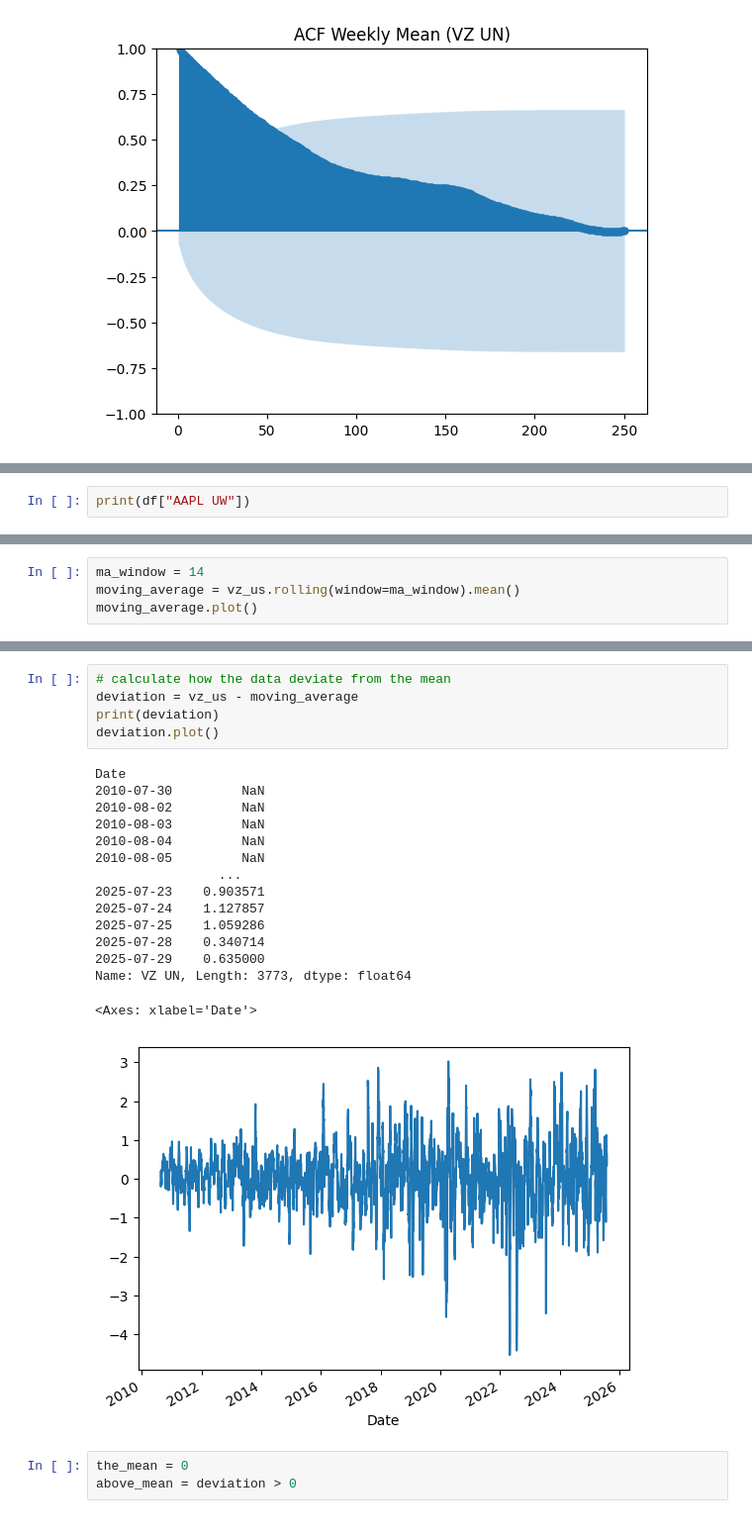
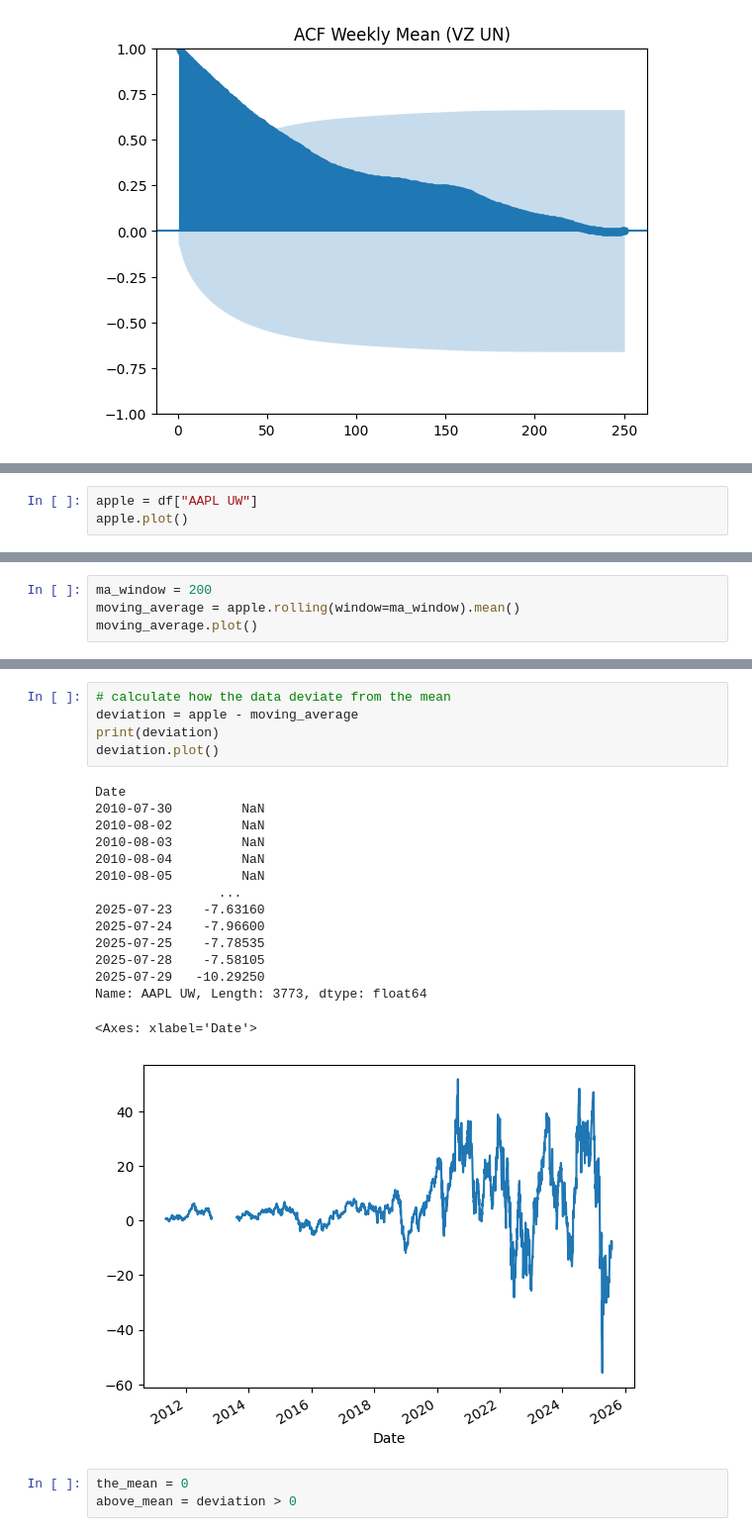
Before and after one commit to phawatboom/Capital-compass, a Jupyter notebook: Data Analysis/data_exploration.ipynb, the cells around one changed output, grey strips where cells are left out. Shown at 99% size. Saved outputs shown, nothing was run; the diff lists cells and outputs as text.

```diff
--- a/Data Analysis/data_exploration.ipynb
+++ b/Data Analysis/data_exploration.ipynb
@@ -333,3 +542,4 @@ KeyboardInterrupt:
 # %%
-print(df["AAPL UW"])
+apple = df["AAPL UW"]
+apple.plot()
 # %% [output]
@@ -349,6 +548,6 @@ Name: AAPL UW, Length: 3773, dtype: float64
 # %%
-ma_window = 14
-moving_average = vz_us.rolling(window=ma_window).mean()
+ma_window = 200
+moving_average = apple.rolling(window=ma_window).mean()
 moving_average.plot()
 # %% [output]
 <Axes: xlabel='Date'>
@@ -356,24 +555,24 @@ moving_average.plot()
 # %%
 # calculate how the data deviate from the mean
-deviation = vz_us - moving_average
+deviation = apple - moving_average
 print(deviation)
 deviation.plot()
 # %% [output]
 Date
 2010-07-30         NaN
 2010-08-02         NaN
 2010-08-03         NaN
 2010-08-04         NaN
 2010-08-05         NaN
                 ...
-2025-07-23    0.903571
-2025-07-24    1.127857
-2025-07-25    1.059286
-2025-07-28    0.340714
-2025-07-29    0.635000
-Name: VZ UN, Length: 3773, dtype: float64
+2025-07-23    -7.63160
+2025-07-24    -7.96600
+2025-07-25    -7.78535
+2025-07-28    -7.58105
+2025-07-29   -10.29250
+Name: AAPL UW, Length: 3773, dtype: float64
 <Axes: xlabel='Date'>
-[figure, old version]
+[figure, new version]
 # %%
 the_mean = 0
 above_mean = deviation > 0
```
Also changed, not shown: parts of 23 cells of this notebook.
